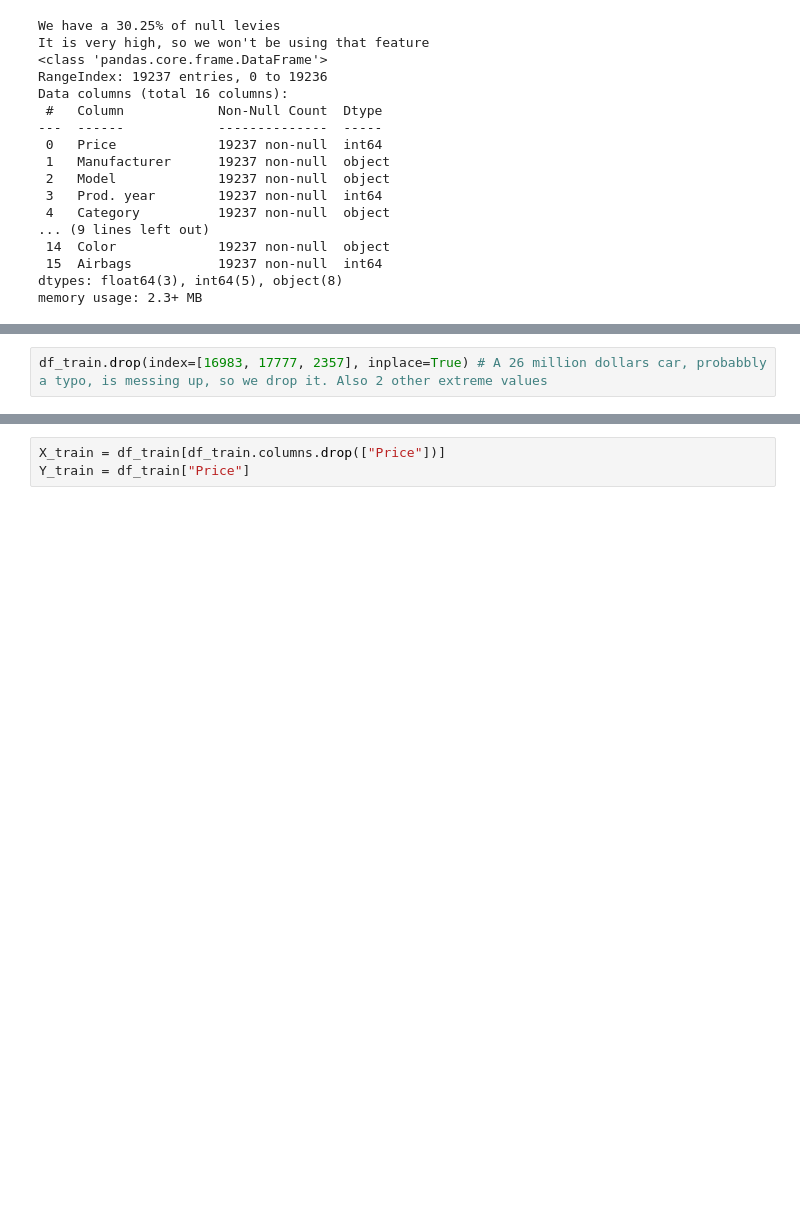
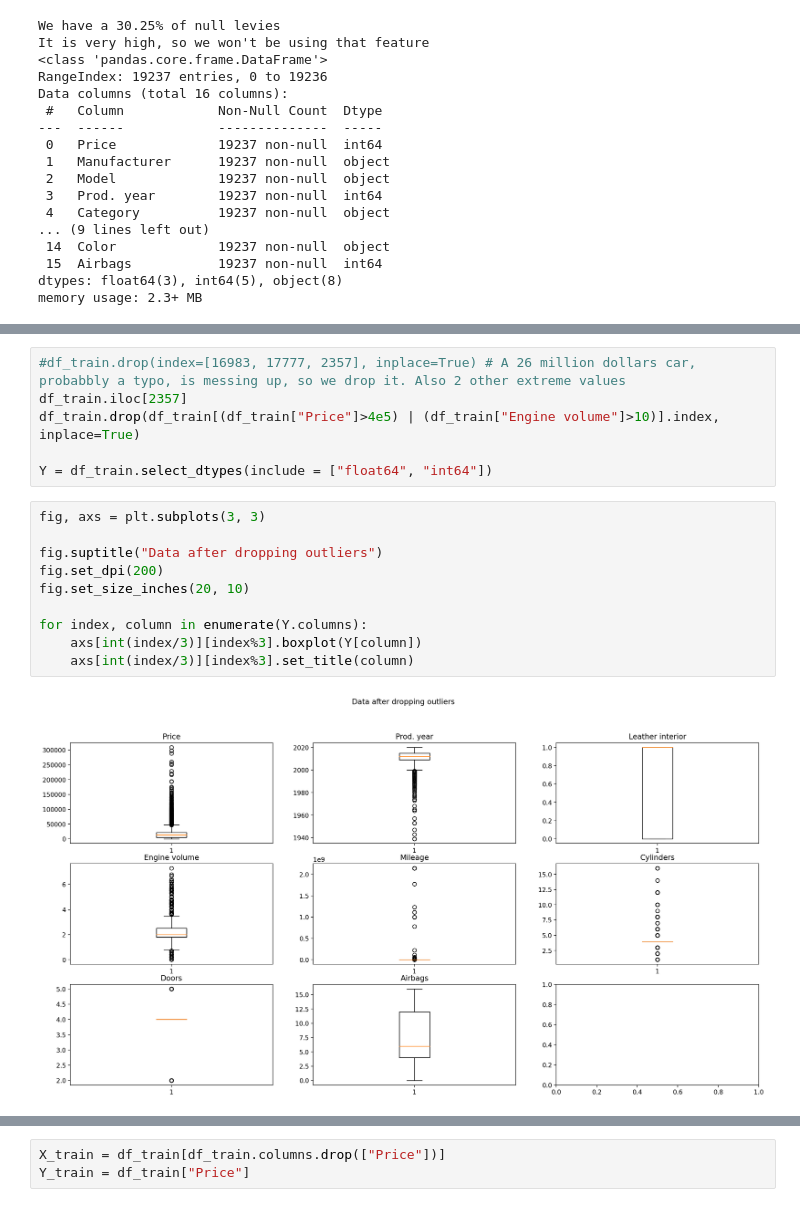
Before and after one commit to JoaquinMateosBarroso/Car_Prices, a Jupyter notebook: CarPrices.ipynb, the cells around one changed output, grey strips where cells are left out. Saved outputs shown, nothing was run; the diff lists cells and outputs as text; blank space fills up the shorter version.

```diff
--- a/CarPrices.ipynb
+++ b/CarPrices.ipynb
@@ -87,2 +114,18 @@ memory usage: 2.3+ MB
 # %%
-df_train.drop(index=[16983, 17777, 2357], inplace=True) # A 26 million dollars car, probabbly a typo, is messing up, so we drop it. Also 2 other extreme values
+#df_train.drop(index=[16983, 17777, 2357], inplace=True) # A 26 million dollars car, probabbly a typo, is messing up, so we drop it. Also 2 other extreme values
+df_train.iloc[2357]
+df_train.drop(df_train[(df_train["Price"]>4e5) | (df_train["Engine volume"]>10)].index, inplace=True)
+
+Y = df_train.select_dtypes(include = ["float64", "int64"])
+# %%
+fig, axs = plt.subplots(3, 3)
+
+fig.suptitle("Data after dropping outliers")
+fig.set_dpi(200)
+fig.set_size_inches(20, 10)
+
+for index, column in enumerate(Y.columns):
+    axs[int(index/3)][index%3].boxplot(Y[column])
+    axs[int(index/3)][index%3].set_title(column)
+# %% [output]
+[figure, added]
```
Also changed, not shown: parts of 12 cells of this notebook.
